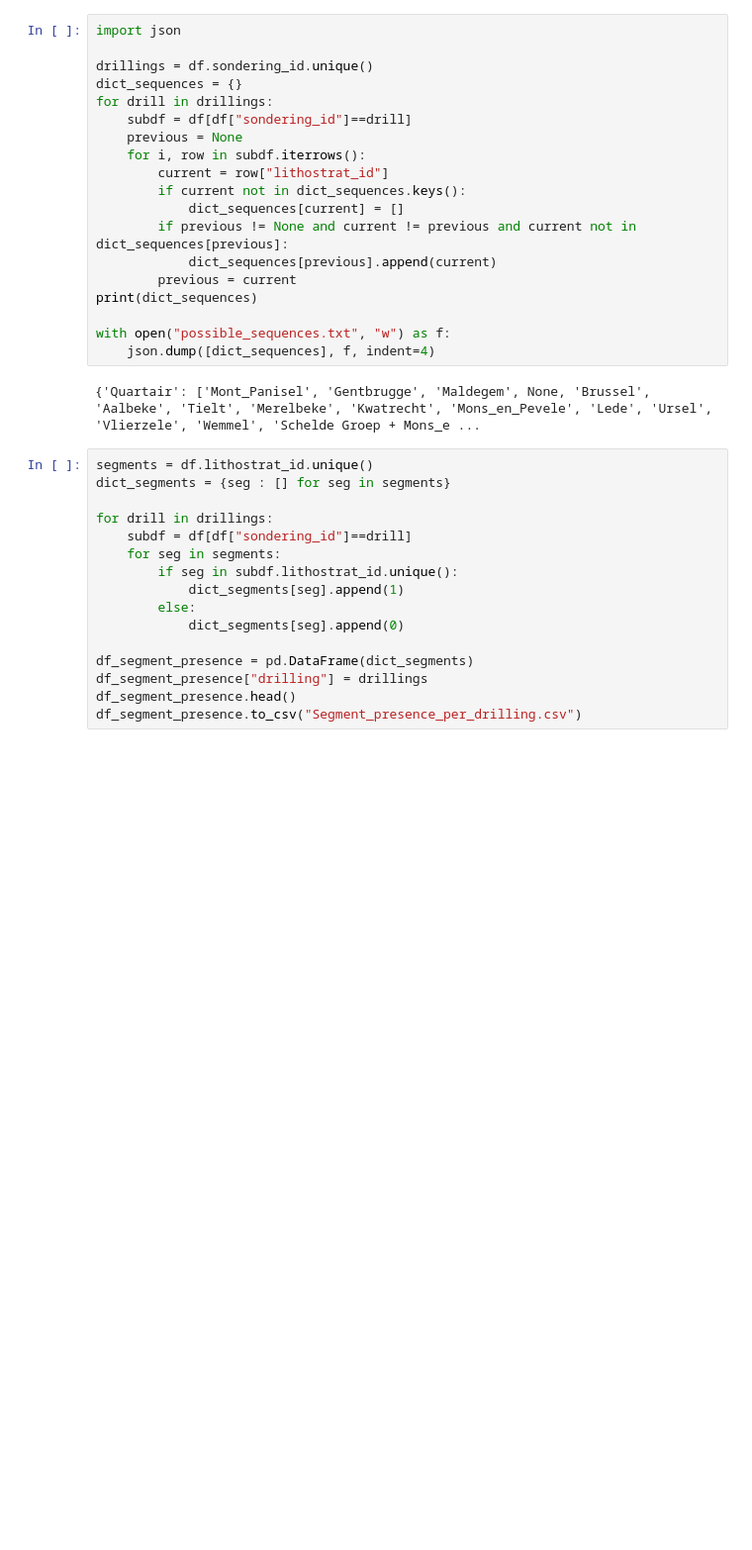
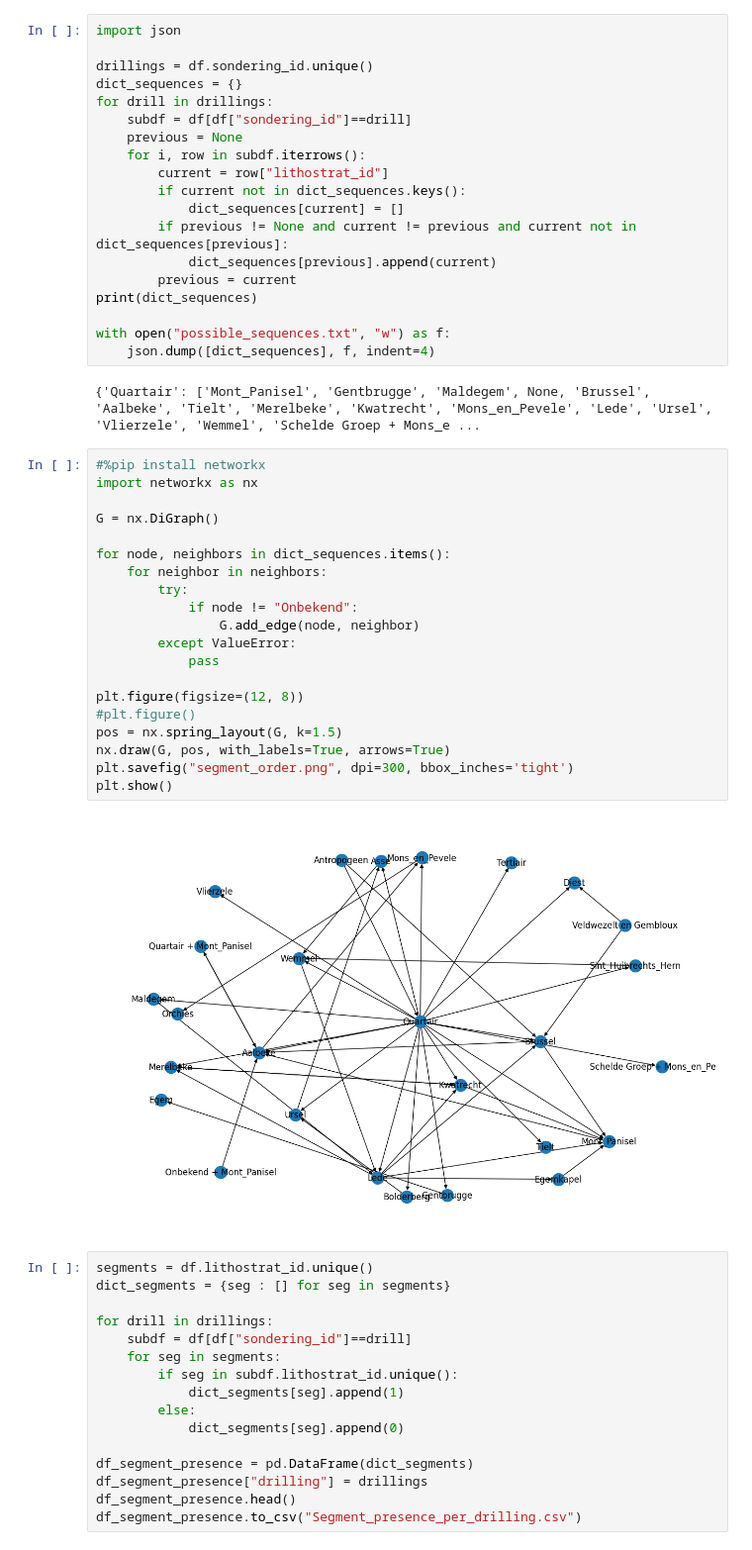
Before and after one commit to VoeP/CPT_usecase, a Jupyter notebook: modeling/EDA.ipynb, the cells around one changed output. Shown at 99% size. Cells and saved outputs as stored; diff of their text form; blank space fills up the shorter version.

```diff
--- a/modeling/EDA.ipynb
+++ b/modeling/EDA.ipynb
@@ -424,6 +422,28 @@ with open("possible_sequences.txt", "w") as f:
     json.dump([dict_sequences], f, indent=4)
 # %% [output]
 {'Quartair': ['Mont_Panisel', 'Gentbrugge', 'Maldegem', None, 'Brussel', 'Aalbeke', 'Tielt', 'Merelbeke', 'Kwatrecht', 'Mons_en_Pevele', 'Lede', 'Ursel', 'Vlierzele', 'Wemmel', 'Schelde Groep + Mons_e ...
+# %%
+#%pip install networkx
+import networkx as nx
+
+G = nx.DiGraph()
+
+for node, neighbors in dict_sequences.items():
+    for neighbor in neighbors:
+        try:
+            if node != "Onbekend":
+                G.add_edge(node, neighbor)
+        except ValueError:
+            pass
+
+plt.figure(figsize=(12, 8))
+#plt.figure()
+pos = nx.spring_layout(G, k=1.5)
+nx.draw(G, pos, with_labels=True, arrows=True)
+plt.savefig("segment_order.png", dpi=300, bbox_inches='tight')
+plt.show()
+# %% [output]
+[figure, added]
 # %%
 segments = df.lithostrat_id.unique()
 dict_segments = {seg : [] for seg in segments}
```
Also changed, not shown: parts of 1 cell of this notebook, 2 other files.
